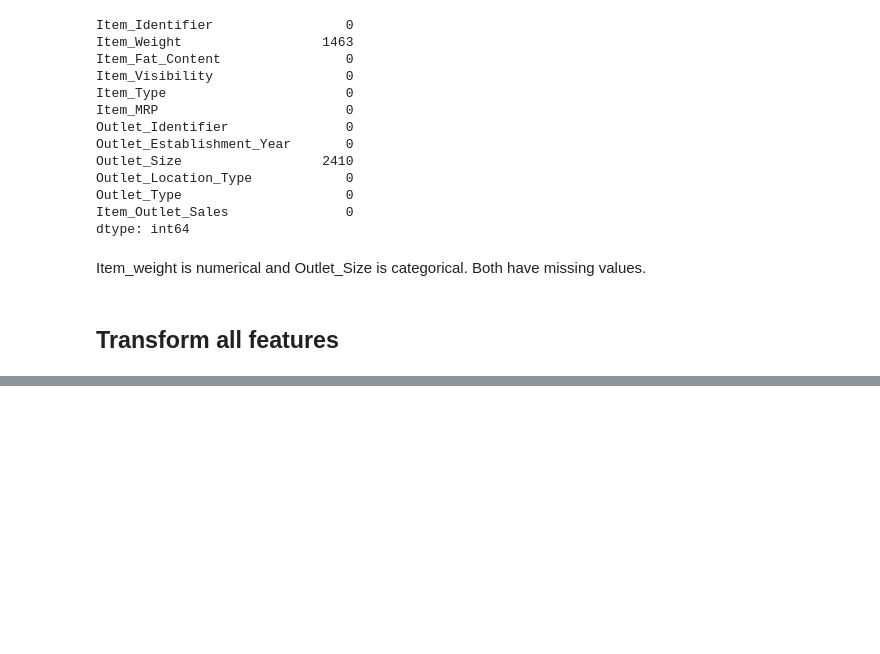
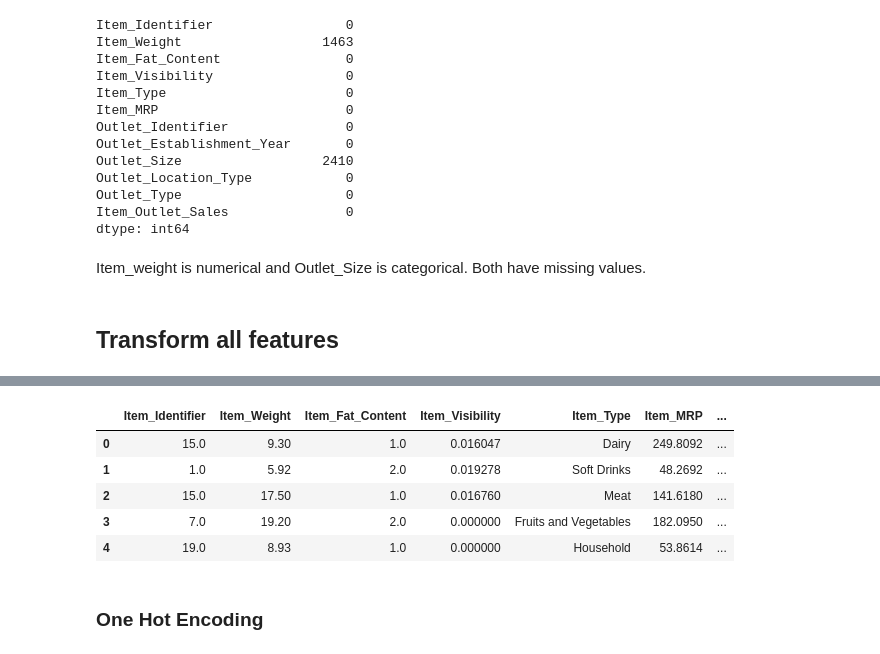
Before and after one commit to kruthi-sb/Data_science, a Jupyter notebook: LAB/CS1_BigMart_sales_prediction.ipynb, the cells around one changed output, grey strips where cells are left out. Drawn from its saved outputs; the diff is of its cells as text; code cells hidden in the pictures; blank space fills up the shorter version.

```diff
--- a/LAB/CS1_BigMart_sales_prediction.ipynb
+++ b/LAB/CS1_BigMart_sales_prediction.ipynb
@@ -190,0 +258,6 @@ class CatToFloat(TransformerMixin, BaseEstimator):
+# %%
+# ordinal values
+ordinal = OrdinalEncoder()
+ordinal.fit(data[["Item_Fat_Content","Outlet_Size","Outlet_Location_Type","Outlet_Type"]])
+res = ordinal.transform(data[["Item_Fat_Content","Outlet_Size","Outlet_Location_Type","Outlet_Type"]])
+print(res)
@@ -190,0 +272,13 @@ class CatToFloat(TransformerMixin, BaseEstimator):
+# %%
+# integrate
+data[["Item_Fat_Content","Outlet_Size","Outlet_Location_Type","Outlet_Type"]] = res
+data.head()
+# %% [output]
+|  | Item_Identifier | Item_Weight | Item_Fat_Content | Item_Visibility | Item_Type | Item_MRP | ... |
+| 0 | 15.0 | 9.30 | 1.0 | 0.016047 | Dairy | 249.8092 | ... |
+| 1 | 1.0 | 5.92 | 2.0 | 0.019278 | Soft Drinks | 48.2692 | ... |
+| 2 | 15.0 | 17.50 | 1.0 | 0.016760 | Meat | 141.6180 | ... |
+| 3 | 7.0 | 19.20 | 2.0 | 0.000000 | Fruits and Vegetables | 182.0950 | ... |
+| 4 | 19.0 | 8.93 | 1.0 | 0.000000 | Household | 53.8614 | ... |
+# %% [markdown]
+### One Hot Encoding
```
Also changed, not shown: parts of 20 cells of this notebook.
